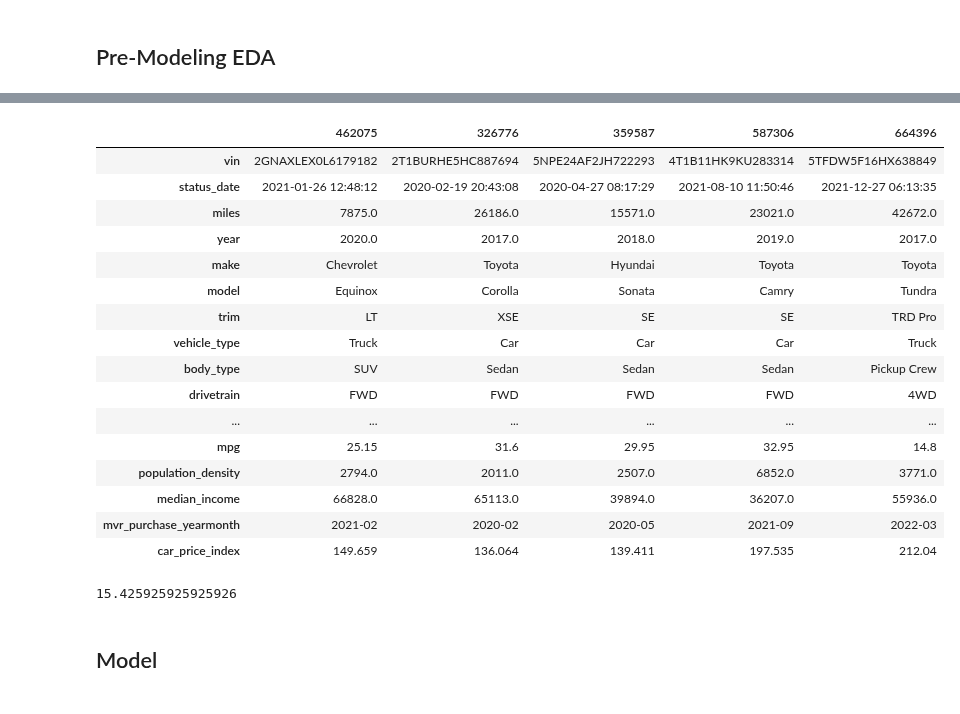
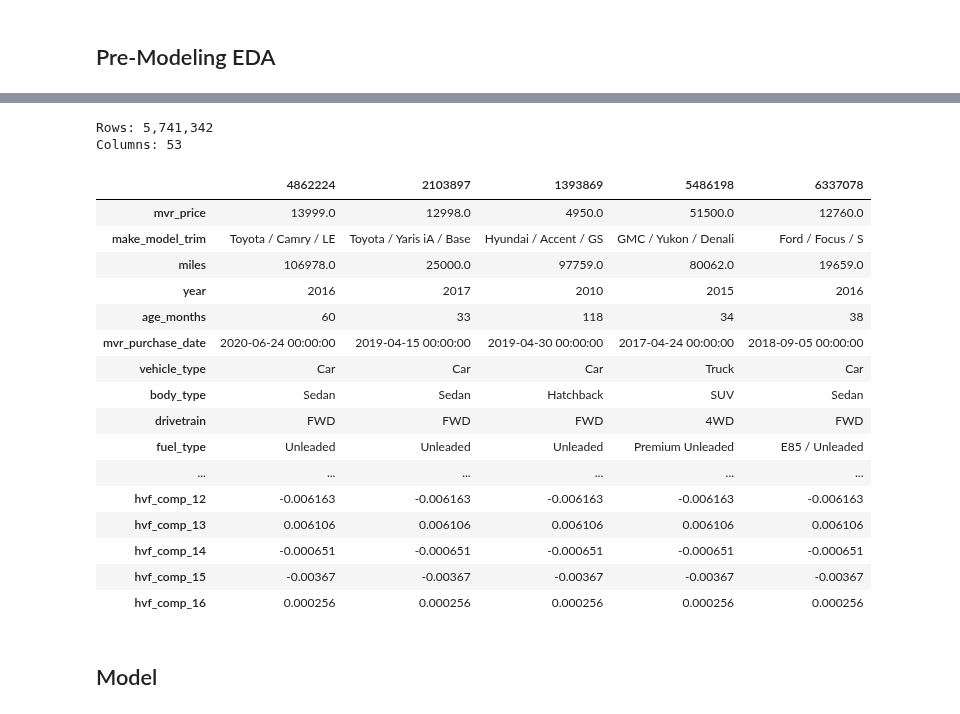
Before and after one commit to sheacon/used_car_pricing, a Jupyter notebook: 1_modeling.ipynb, the cells around one changed output, grey strips where cells are left out. Saved outputs shown, nothing was run; the diff lists cells and outputs as text; code cells hidden in the pictures.

```diff
--- a/1_modeling.ipynb
+++ b/1_modeling.ipynb
@@ -789,0 +579,5 @@ You can use the lower-dimensional representations in W for further analysis or a
+# %%
+# location info missing
+train = train[~train["zip"].isna()]
+validate = validate[~validate["zip"].isna()]
+test = test[~test["zip"].isna()]
@@ -789,0 +586,10 @@ You can use the lower-dimensional representations in W for further analysis or a
+# %%
+# categoricals
+categoricals = ["base_interior_color","base_exterior_color","engine_block"
+                ,"transmission","vehicle_type","fuel_type","body_type"
+                ,"drivetrain"]
+group = 'make_model_trim'
+for cat in categoricals:
+    train[cat] = train.groupby(group)[cat].transform(lambda x: x.fillna(x.mode().iloc[0] if len(x.mode()) > 0 else 'Unknown'))
+    validate[cat] = validate[group].map(train.groupby(group)[cat].apply(lambda x: x.mode()[0]))
+    test[cat] = test[group].map(train.groupby(group)[cat].apply(lambda x: x.mode()[0]))
@@ -789,0 +598,9 @@ You can use the lower-dimensional representations in W for further analysis or a
+# %%
+# numerics
+numerics = ["cylinders","engine_size","mpg","doors"]
+groups = ["make_model_trim","engine_size","cylinders","body_type"]
+for group in groups:
+    for num in numerics:
+        train[num] = train.groupby(group)[num].transform(lambda x: x.fillna(x.median()))
+        validate[num] = validate[group].map(train.groupby(group)[num].median())
+        test[num] = test[group].map(train.groupby(group)[num].median())
@@ -789,0 +609,11 @@ You can use the lower-dimensional representations in W for further analysis or a
+# %%
+from sklearn.impute import SimpleImputer
+
+# fit a median imputer on train
+imputer = SimpleImputer(strategy='median')
+imputer.fit(train[['population_density', 'median_income', 'median_home_value']])
+
+# apply the median impute
+train[['population_density', 'median_income', 'median_home_value']] = imputer.transform(train[['population_density', 'median_income', 'median_home_value']])
+validate[['population_density', 'median_income', 'median_home_value']] = imputer.transform(validate[['population_density', 'median_income', 'median_home_value']])
+test[['population_density', 'median_income', 'median_home_value']] = imputer.transform(test[['population_density', 'median_income', 'median_home_value']])
@@ -816,27 +702,25 @@ There are 9 columns that have missing values.
 # %%
-df.sample(5).T
+print_shape(train)
+train.sample(5).T
 # %% [output]
+Rows: 5,741,342
+Columns: 53
-|  | 462075 | 326776 | 359587 | 587306 | 664396 |
-| vin | 2GNAXLEX0L6179182 | 2T1BURHE5HC887694 | 5NPE24AF2JH722293 | 4T1B11HK9KU283314 | 5TFDW5F16HX638849 |
-| status_date | 2021-01-26 12:48:12 | 2020-02-19 20:43:08 | 2020-04-27 08:17:29 | 2021-08-10 11:50:46 | 2021-12-27 06:13:35 |
-| miles | 7875.0 | 26186.0 | 15571.0 | 23021.0 | 42672.0 |
-| year | 2020.0 | 2017.0 | 2018.0 | 2019.0 | 2017.0 |
-| make | Chevrolet | Toyota | Hyundai | Toyota | Toyota |
-| model | Equinox | Corolla | Sonata | Camry | Tundra |
-| trim | LT | XSE | SE | SE | TRD Pro |
-| vehicle_type | Truck | Car | Car | Car | Truck |
-| body_type | SUV | Sedan | Sedan | Sedan | Pickup Crew |
-| drivetrain | FWD | FWD | FWD | FWD | 4WD |
+|  | 4862224 | 2103897 | 1393869 | 5486198 | 6337078 |
+| mvr_price | 13999.0 | 12998.0 | 4950.0 | 51500.0 | 12760.0 |
+| make_model_trim | Toyota / Camry / LE | Toyota / Yaris iA / Base | Hyundai / Accent / GS | GMC / Yukon / Denali | Ford / Focus / S |
+| miles | 106978.0 | 25000.0 | 97759.0 | 80062.0 | 19659.0 |
+| year | 2016 | 2017 | 2010 | 2015 | 2016 |
+| age_months | 60 | 33 | 118 | 34 | 38 |
+| mvr_purchase_date | 2020-06-24 00:00:00 | 2019-04-15 00:00:00 | 2019-04-30 00:00:00 | 2017-04-24 00:00:00 | 2018-09-05 00:00:00 |
+| vehicle_type | Car | Car | Car | Truck | Car |
+| body_type | Sedan | Sedan | Hatchback | SUV | Sedan |
+| drivetrain | FWD | FWD | FWD | 4WD | FWD |
+| fuel_type | Unleaded | Unleaded | Unleaded | Premium Unleaded | E85 / Unleaded |
 | ... | ... | ... | ... | ... | ... |
-| mpg | 25.15 | 31.6 | 29.95 | 32.95 | 14.8 |
-| population_density | 2794.0 | 2011.0 | 2507.0 | 6852.0 | 3771.0 |
-| median_income | 66828.0 | 65113.0 | 39894.0 | 36207.0 | 55936.0 |
-| mvr_purchase_yearmonth | 2021-02 | 2020-02 | 2020-05 | 2021-09 | 2022-03 |
-| car_price_index | 149.659 | 136.064 | 139.411 | 197.535 | 212.04 |
+| hvf_comp_12 | -0.006163 | -0.006163 | -0.006163 | -0.006163 | -0.006163 |
+| hvf_comp_13 | 0.006106 | 0.006106 | 0.006106 | 0.006106 | 0.006106 |
+| hvf_comp_14 | -0.000651 | -0.000651 | -0.000651 | -0.000651 | -0.000651 |
+| hvf_comp_15 | -0.00367 | -0.00367 | -0.00367 | -0.00367 | -0.00367 |
+| hvf_comp_16 | 0.000256 | 0.000256 | 0.000256 | 0.000256 | 0.000256 |
-# %%
-# average number of models per make
-df.groupby("make")["model"].nunique().mean()
-# %% [output]
-15.425925925925926
 # %% [markdown]
 ## Model
```
Also changed, not shown: parts of 282 cells of this notebook, 4 other files.
